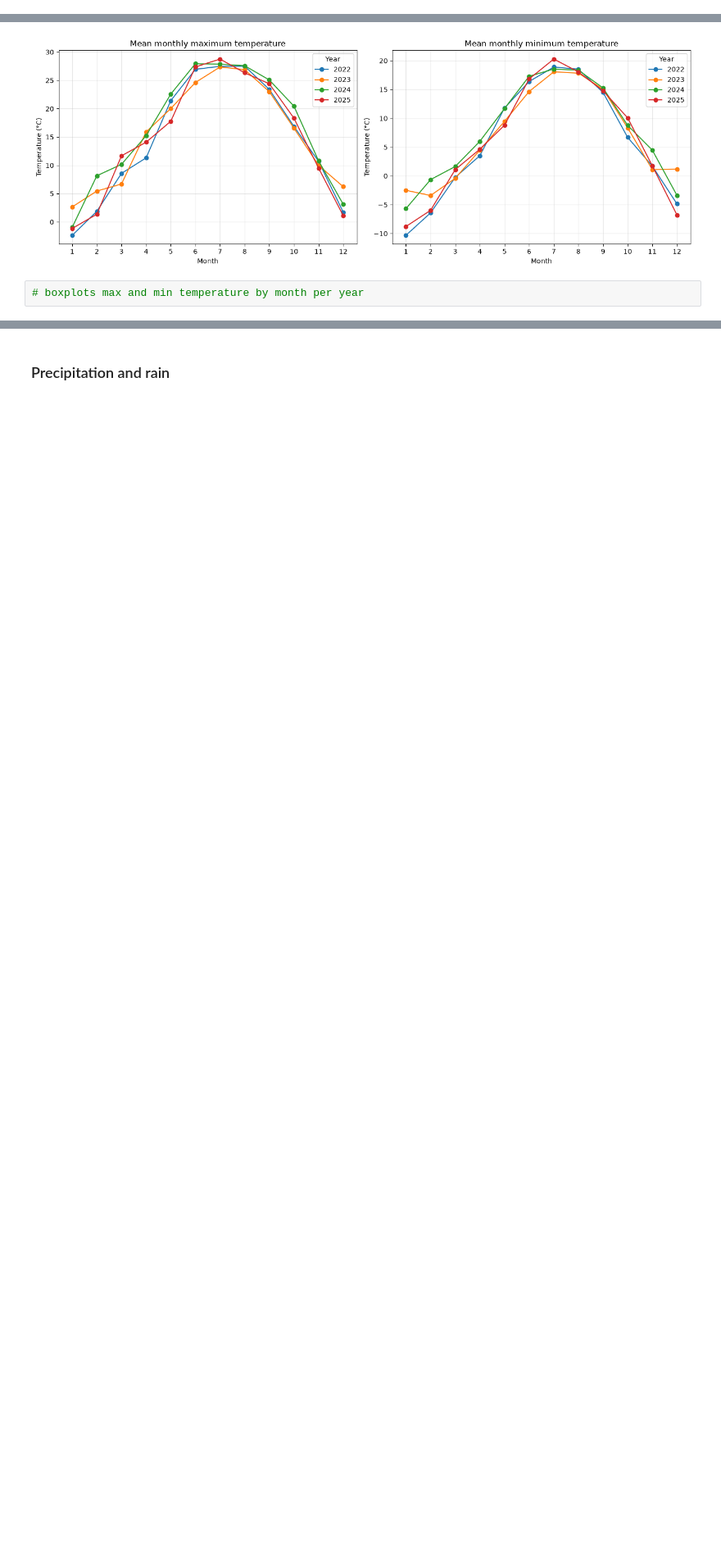
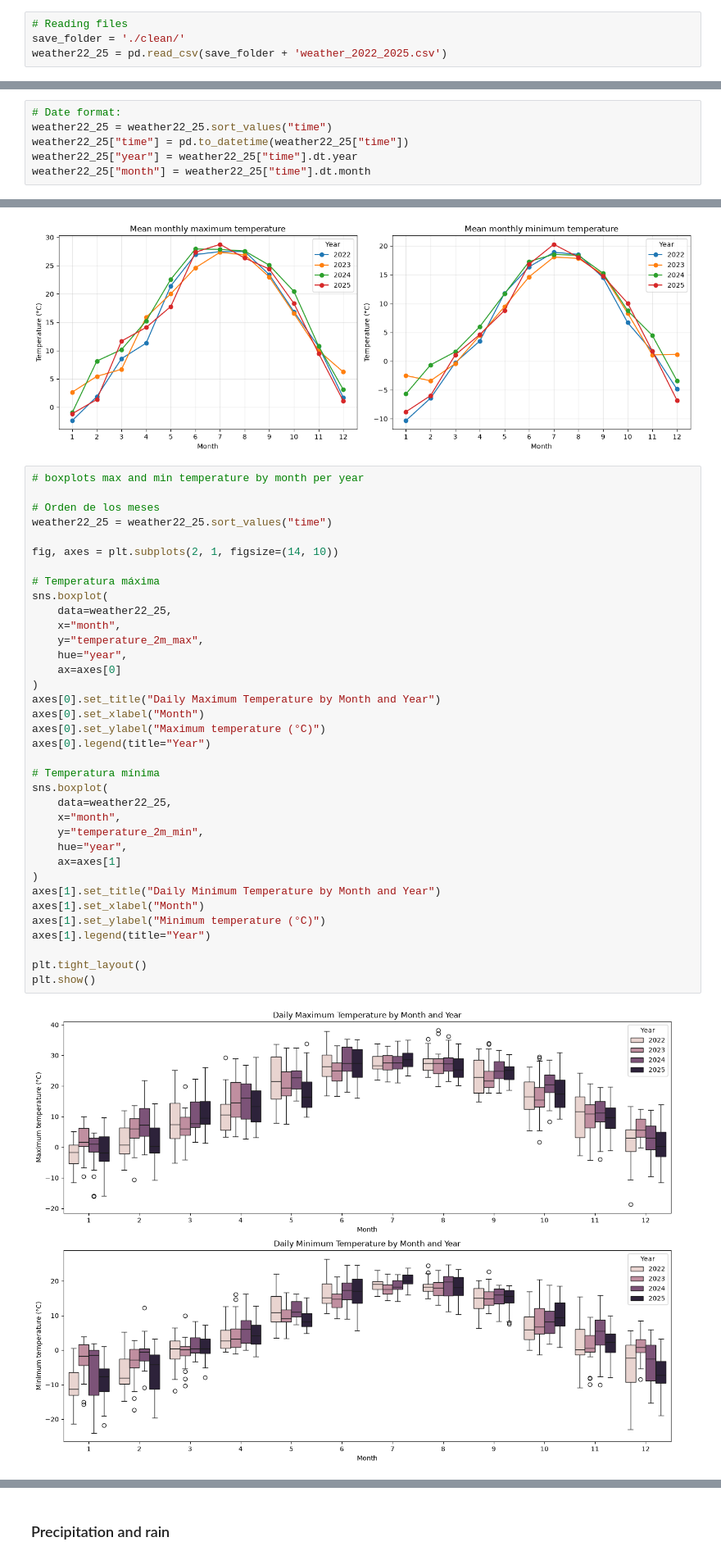
Before and after one commit to laure-cio/ADA-project2026, a Jupyter notebook: data/forecast/weather_examin.ipynb, the cells around one changed output, grey strips where cells are left out. Shown at 82% size. Cells and saved outputs as stored; diff of their text form; blank space fills up the shorter version.

Commit message:
adding weather stats and general overview

```diff
--- a/data/forecast/weather_examin.ipynb
+++ b/data/forecast/weather_examin.ipynb
@@ -210,0 +273,4 @@ weather22_25.to_csv(save_folder + "weather_2022_2025.csv", index=False)
+# %%
+# Reading files
+save_folder = './clean/'
+weather22_25 = pd.read_csv(save_folder + 'weather_2022_2025.csv')
@@ -211,3 +293,9 @@ weather22_25.to_csv(save_folder + "weather_2022_2025.csv", index=False)
+# %%
+# Date format:
+weather22_25 = weather22_25.sort_values("time")
+weather22_25["time"] = pd.to_datetime(weather22_25["time"])
+weather22_25["year"] = weather22_25["time"].dt.year
+weather22_25["month"] = weather22_25["time"].dt.month
 # %% [markdown]
 ### Temperature
 # %%
@@ -249,4 +337,40 @@ plt.show()
 [figure]
 # %%
 # boxplots max and min temperature by month per year
+
+# Orden de los meses
+weather22_25 = weather22_25.sort_values("time")
+
+fig, axes = plt.subplots(2, 1, figsize=(14, 10))
+
+# Temperatura máxima
+sns.boxplot(
+    data=weather22_25,
+    x="month",
+    y="temperature_2m_max",
+    hue="year",
+    ax=axes[0]
+)
+axes[0].set_title("Daily Maximum Temperature by Month and Year")
+axes[0].set_xlabel("Month")
+axes[0].set_ylabel("Maximum temperature (°C)")
+axes[0].legend(title="Year")
+
+# Temperatura mínima
+sns.boxplot(
+    data=weather22_25,
+    x="month",
+    y="temperature_2m_min",
+    hue="year",
+    ax=axes[1]
+)
+axes[1].set_title("Daily Minimum Temperature by Month and Year")
+axes[1].set_xlabel("Month")
+axes[1].set_ylabel("Minimum temperature (°C)")
+axes[1].legend(title="Year")
+
+plt.tight_layout()
+plt.show()
+# %% [output]
+[figure, added]
 # %%
```
Also changed, not shown: parts of 25 cells of this notebook.
